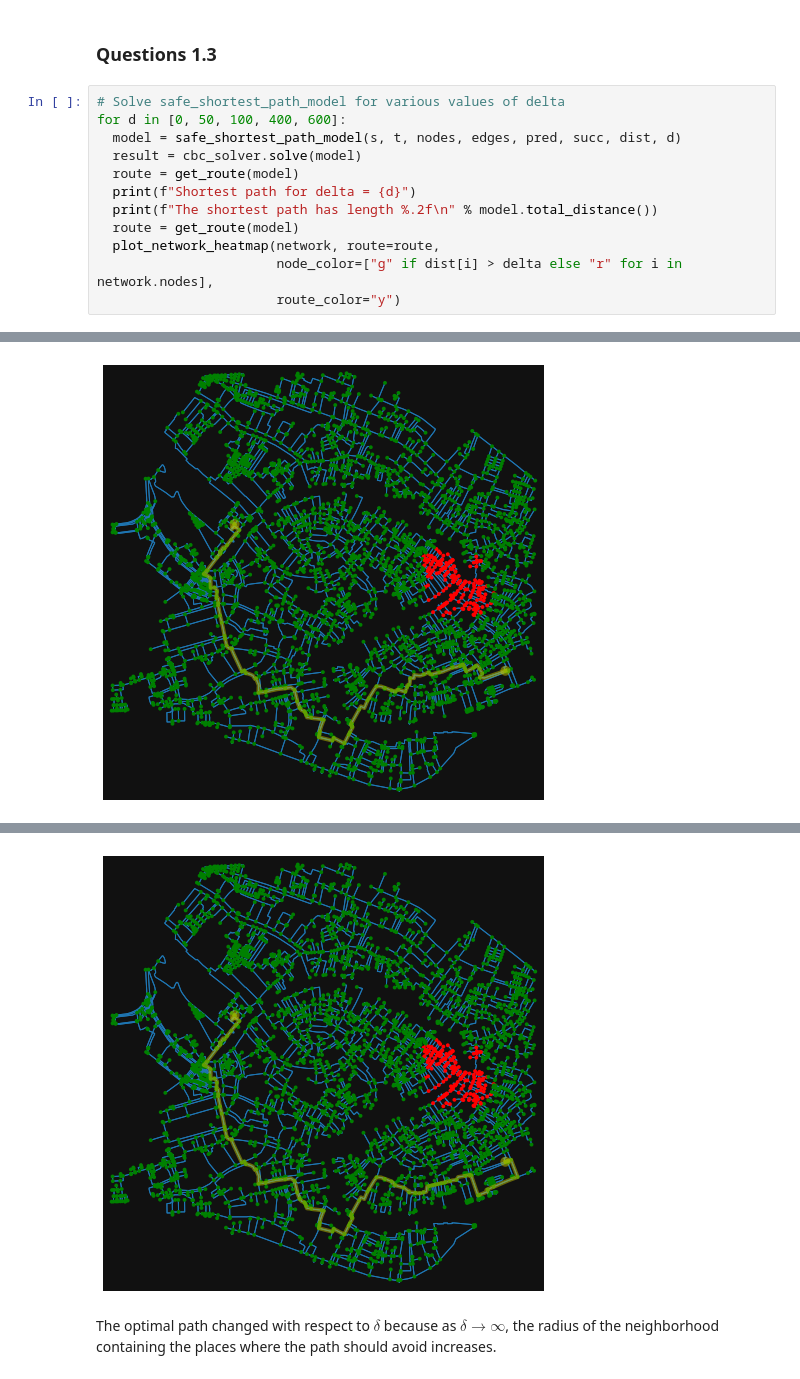
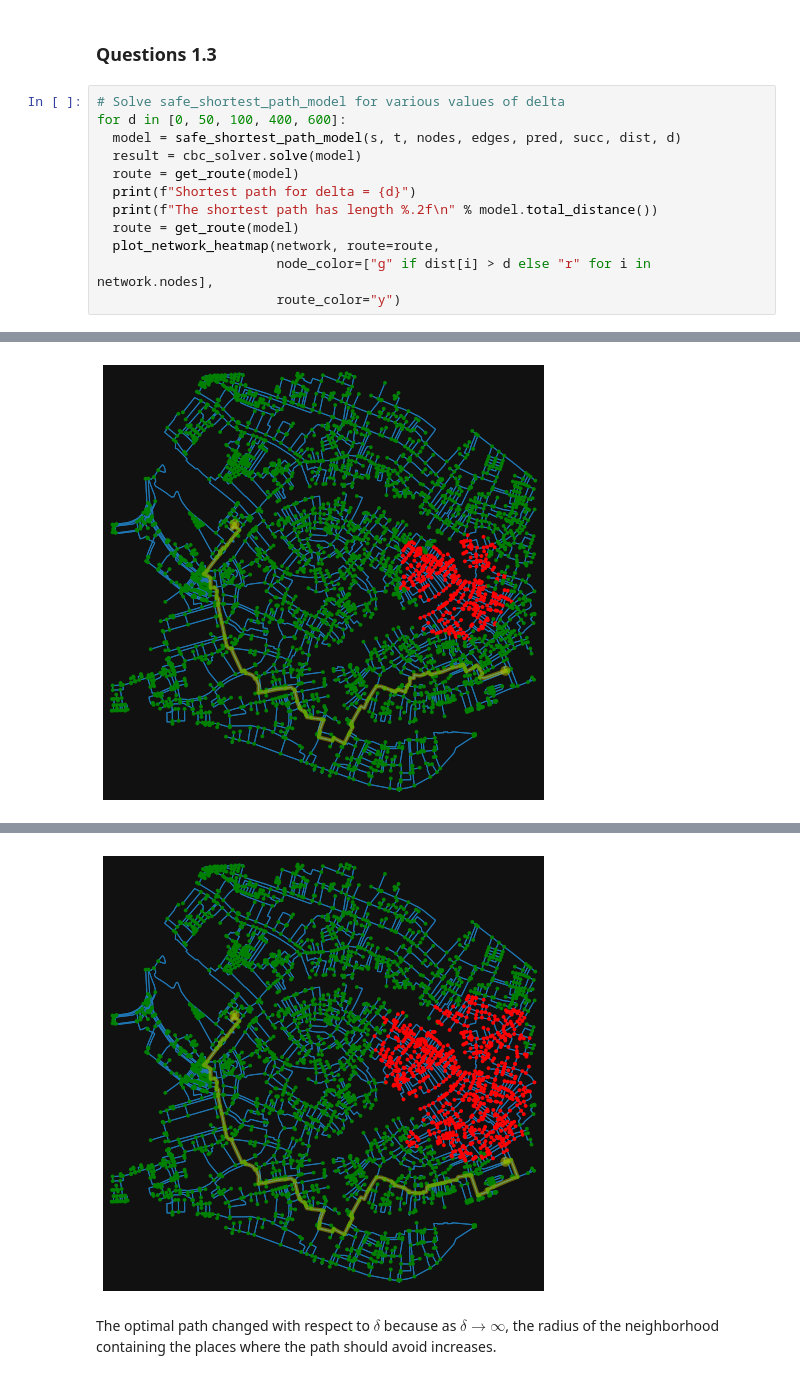
Before and after one commit to AnhVanGiang/MO, a Jupyter notebook: Third_assignment_Mathematical_optimization_2022_2023.ipynb, the cells around one changed output, grey strips where cells are left out. Saved outputs shown, nothing was run; the diff lists cells and outputs as text.

```diff
--- a/Third_assignment_Mathematical_optimization_2022_2023.ipynb
+++ b/Third_assignment_Mathematical_optimization_2022_2023.ipynb
@@ -266,7 +248,7 @@ for d in [0, 50, 100, 400, 600]:
   print(f"The shortest path has length %.2f\n" % model.total_distance())
   route = get_route(model)
   plot_network_heatmap(network, route=route,
-                       node_color=["g" if dist[i] > delta else "r" for i in network.nodes],
+                       node_color=["g" if dist[i] > d else "r" for i in network.nodes],
                        route_color="y")
 # %% [output]
 Shortest path for delta = 0
@@ -286,3 +264,3 @@ Shortest path for delta = 400
 The shortest path has length 3098.92
-[figure, old version]
+[figure, new version]
 Shortest path for delta = 600
@@ -290,5 +267,5 @@ Shortest path for delta = 600
 The shortest path has length 3267.80
-[figure, old version]
+[figure, new version]
 # %% [markdown]
 The optimal path changed with respect to $\delta$ because as $\delta \rightarrow ∞$, the radius of the neighborhood containing the places where the path should avoid increases.
 # %% [markdown]
```
Also changed, not shown: parts of 6 cells of this notebook.
